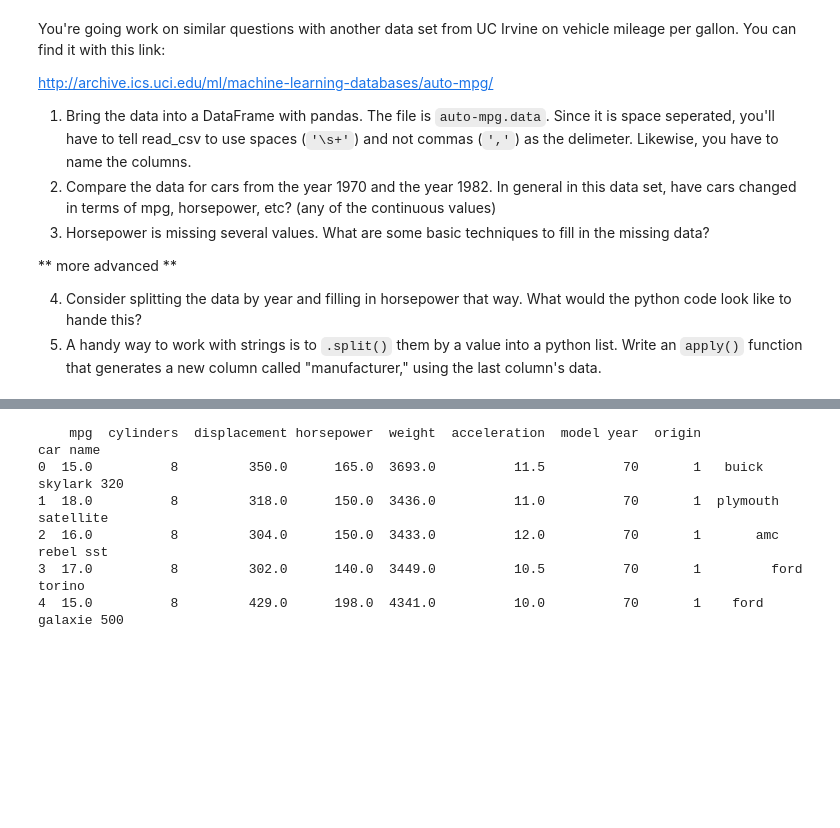
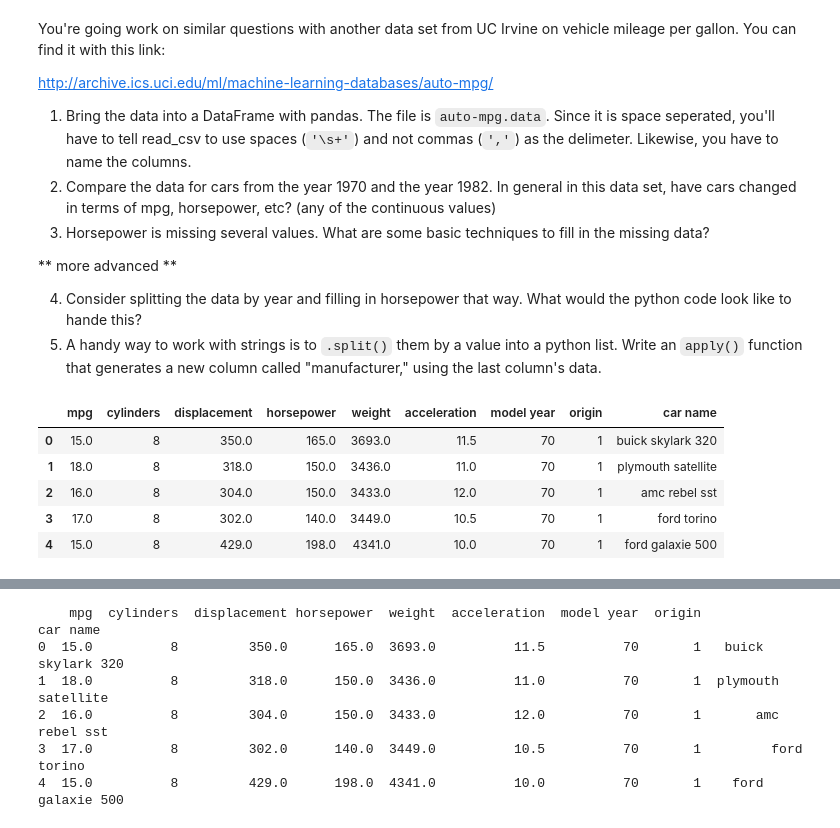
Before and after one commit to HuNtErJ1324/datascienceHW, a Jupyter notebook: 02-pandas.ipynb, the cells around one changed output, grey strips where cells are left out. Drawn from its saved outputs; the diff is of its cells as text; code cells hidden in the pictures; blank space fills up the shorter version.

```diff
--- a/02-pandas.ipynb
+++ b/02-pandas.ipynb
@@ -387,3 +387,15 @@ http://archive.ics.uci.edu/ml/machine-learning-databases/auto-mpg/
 
 4. Consider splitting the data by year and filling in horsepower that way. What would the python code look like to hande this?
 5. A handy way to work with strings is to `.split()` them by a value into a python list. Write an `apply()` function that generates a new column called "manufacturer," using the last column's data.
+# %%
+#Bring the data into a DataFrame with pandas. The file is auto-mpg.data. Since it is space seperated, you'll have to tell read_csv to use spaces ('\s+') and not commas (',') as the delimeter. Likewise, you have to name the columns.
+mpg = pd.read_csv("auto-mpg.data", delimiter="\s+")
+mpg.columns = ["mpg", "cylinders", "displacement", "horsepower", "weight", "acceleration", "model year", "origin", "car name"]
+mpg.head()
+# %% [output]
+|  | mpg | cylinders | displacement | horsepower | weight | acceleration | model year | origin | car name |
+| 0 | 15.0 | 8 | 350.0 | 165.0 | 3693.0 | 11.5 | 70 | 1 | buick skylark 320 |
+| 1 | 18.0 | 8 | 318.0 | 150.0 | 3436.0 | 11.0 | 70 | 1 | plymouth satellite |
+| 2 | 16.0 | 8 | 304.0 | 150.0 | 3433.0 | 12.0 | 70 | 1 | amc rebel sst |
+| 3 | 17.0 | 8 | 302.0 | 140.0 | 3449.0 | 10.5 | 70 | 1 | ford torino |
+| 4 | 15.0 | 8 | 429.0 | 198.0 | 4341.0 | 10.0 | 70 | 1 | ford galaxie 500 |
```
Also changed, not shown: parts of 8 cells of this notebook, 1 other file.
